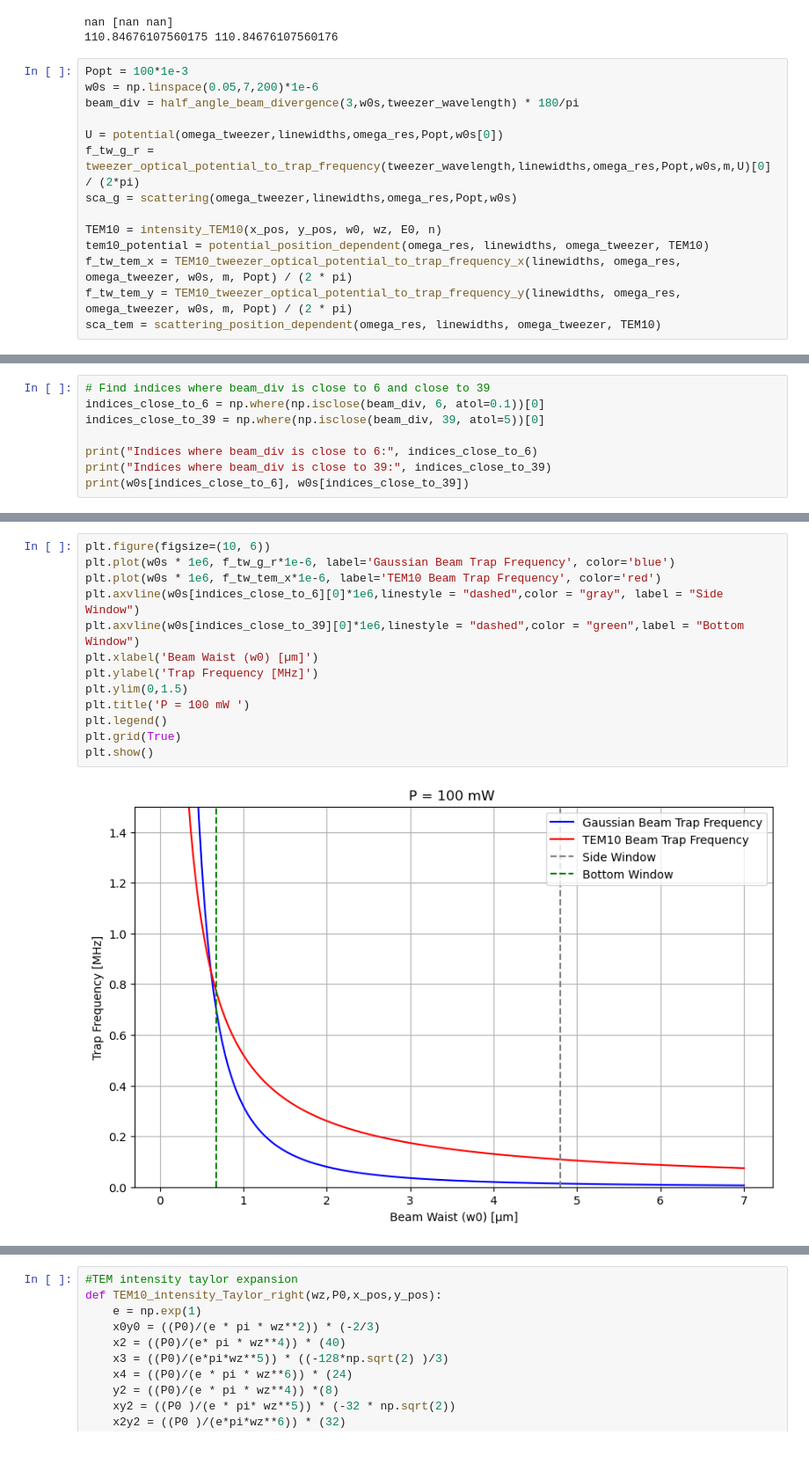
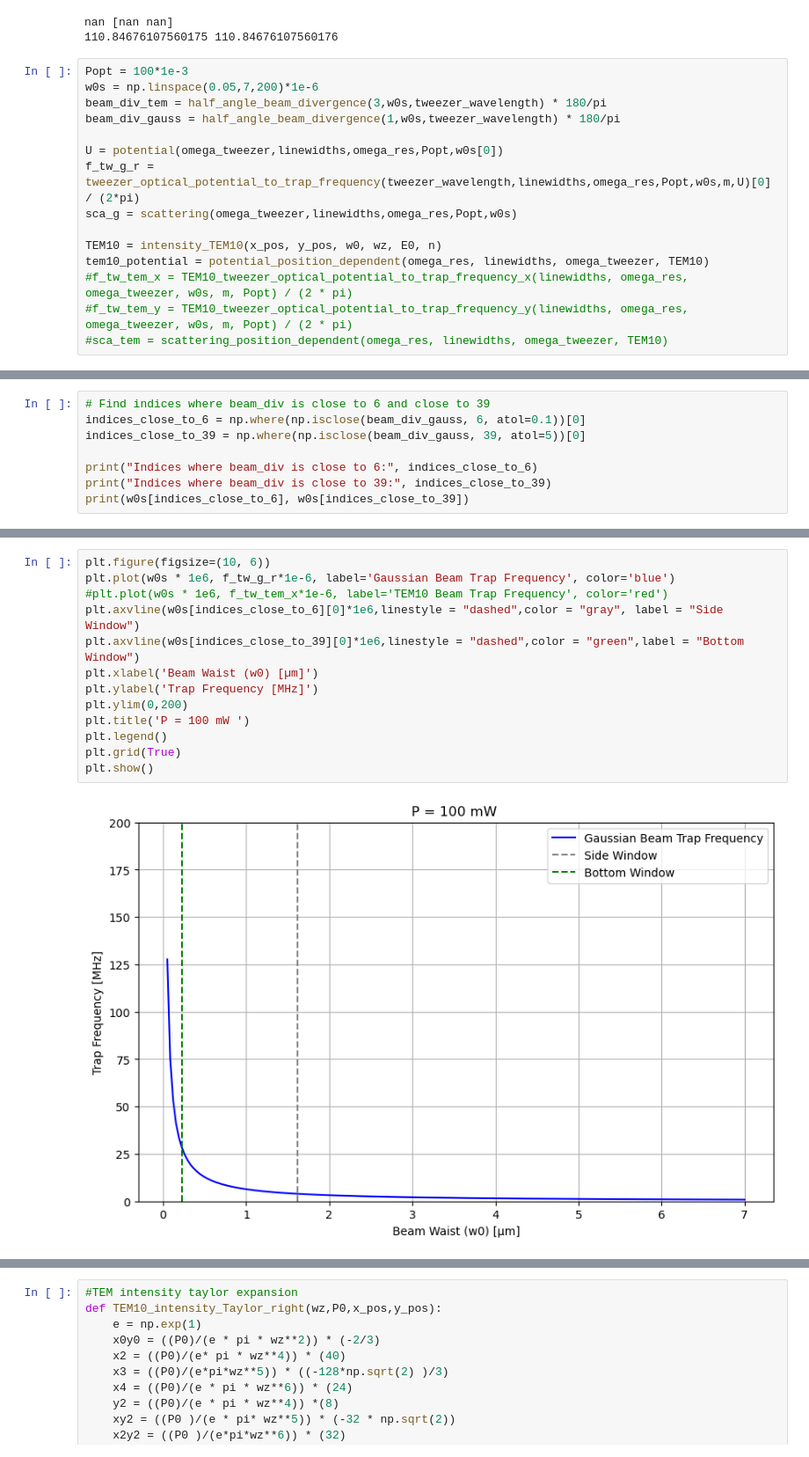
Before and after one commit to SQRLab/BladeRunner, a Jupyter notebook: Tweezers/Structured_Modes.ipynb, the cells around one changed output, grey strips where cells are left out. Shown at 88% size. Cells and saved outputs as stored; diff of their text form.

```diff
--- a/Tweezers/Structured_Modes.ipynb
+++ b/Tweezers/Structured_Modes.ipynb
@@ -598,7 +598,8 @@ nan [nan nan]
 # %%
 Popt = 100*1e-3
 w0s = np.linspace(0.05,7,200)*1e-6
-beam_div = half_angle_beam_divergence(3,w0s,tweezer_wavelength) * 180/pi
+beam_div_tem = half_angle_beam_divergence(3,w0s,tweezer_wavelength) * 180/pi
+beam_div_gauss = half_angle_beam_divergence(1,w0s,tweezer_wavelength) * 180/pi
 
 U = potential(omega_tweezer,linewidths,omega_res,Popt,w0s[0])
 f_tw_g_r = tweezer_optical_potential_to_trap_frequency(tweezer_wavelength,linewidths,omega_res,Popt,w0s,m,U)[0] / (2*pi)
@@ -606,6 +607,6 @@ sca_g = scattering(omega_tweezer,linewidths,omega_res,Popt,w0s)
 
 TEM10 = intensity_TEM10(x_pos, y_pos, w0, wz, E0, n)
 tem10_potential = potential_position_dependent(omega_res, linewidths, omega_tweezer, TEM10)
-f_tw_tem_x = TEM10_tweezer_optical_potential_to_trap_frequency_x(linewidths, omega_res, omega_tweezer, w0s, m, Popt) / (2 * pi)
-f_tw_tem_y = TEM10_tweezer_optical_potential_to_trap_frequency_y(linewidths, omega_res, omega_tweezer, w0s, m, Popt) / (2 * pi)
-sca_tem = scattering_position_dependent(omega_res, linewidths, omega_tweezer, TEM10)
+#f_tw_tem_x = TEM10_tweezer_optical_potential_to_trap_frequency_x(linewidths, omega_res, omega_tweezer, w0s, m, Popt) / (2 * pi)
+#f_tw_tem_y = TEM10_tweezer_optical_potential_to_trap_frequency_y(linewidths, omega_res, omega_tweezer, w0s, m, Popt) / (2 * pi)
+#sca_tem = scattering_position_dependent(omega_res, linewidths, omega_tweezer, TEM10)
@@ -614,7 +613,7 @@ TypeError: 'numpy.ndarray' object is not callable
 # %%
 # Find indices where beam_div is close to 6 and close to 39
-indices_close_to_6 = np.where(np.isclose(beam_div, 6, atol=0.1))[0]
-indices_close_to_39 = np.where(np.isclose(beam_div, 39, atol=5))[0]
+indices_close_to_6 = np.where(np.isclose(beam_div_gauss, 6, atol=0.1))[0]
+indices_close_to_39 = np.where(np.isclose(beam_div_gauss, 39, atol=5))[0]
 
 print("Indices where beam_div is close to 6:", indices_close_to_6)
 print("Indices where beam_div is close to 39:", indices_close_to_39)
@@ -627,18 +625,18 @@ Indices where beam_div is close to 39: [18 19 20 21 22 23]
 # %%
 plt.figure(figsize=(10, 6))
 plt.plot(w0s * 1e6, f_tw_g_r*1e-6, label='Gaussian Beam Trap Frequency', color='blue')
-plt.plot(w0s * 1e6, f_tw_tem_x*1e-6, label='TEM10 Beam Trap Frequency', color='red')
+#plt.plot(w0s * 1e6, f_tw_tem_x*1e-6, label='TEM10 Beam Trap Frequency', color='red')
 plt.axvline(w0s[indices_close_to_6][0]*1e6,linestyle = "dashed",color = "gray", label = "Side Window")
 plt.axvline(w0s[indices_close_to_39][0]*1e6,linestyle = "dashed",color = "green",label = "Bottom Window")
 plt.xlabel('Beam Waist (w0) [µm]')
 plt.ylabel('Trap Frequency [MHz]')
-plt.ylim(0,1.5)
+plt.ylim(0,200)
 plt.title('P = 100 mW ')
 plt.legend()
 plt.grid(True)
 plt.show()
 # %% [output]
-[figure, old version]
+[figure, new version]
 # %%
 plt.figure(figsize=(10, 6))
 plt.plot(w0s * 1e6, f_tw_g_r*1e-6, label='Gaussian Beam Trap Frequency', color='blue')
```
Also changed, not shown: parts of 3 cells of this notebook, 4 other files.
